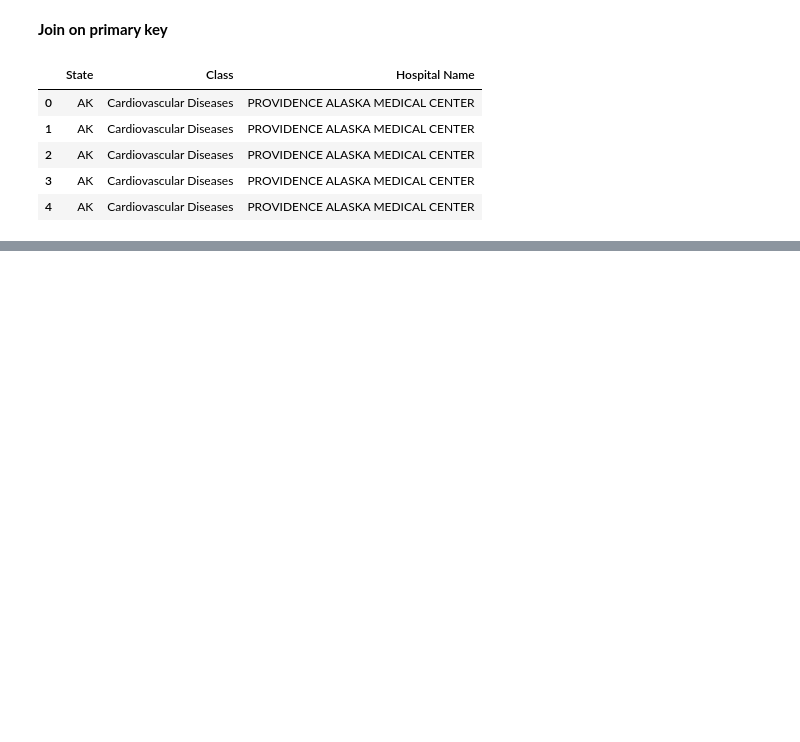
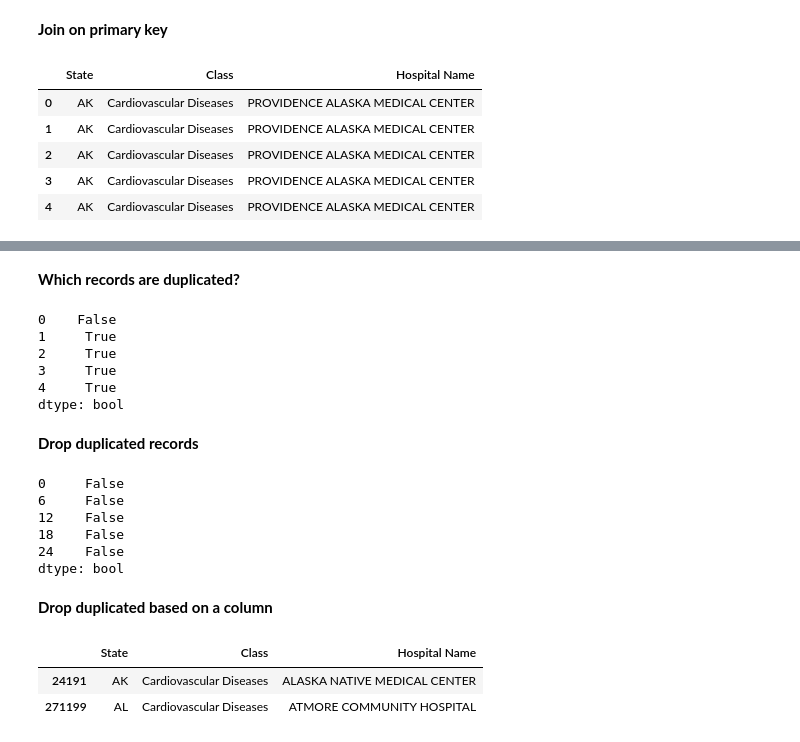
Before and after one commit to 4ram2varma5/SAS_to_Python, a Jupyter notebook: 2_filter_sort_merge_create.ipynb, the cells around one changed output, grey strips where cells are left out. Saved outputs shown, nothing was run; the diff lists cells and outputs as text; code cells hidden in the pictures; blank space fills up the shorter version.

```diff
--- a/2_filter_sort_merge_create.ipynb
+++ b/2_filter_sort_merge_create.ipynb
@@ -397,0 +485,31 @@ z.head()
+# %% [markdown]
+**Which records are duplicated?**
+# %%
+z.duplicated().head()
+# %% [output]
+0    False
+1     True
+2     True
+3     True
+4     True
+dtype: bool
+# %% [markdown]
+**Drop duplicated records**
+# %%
+z1 = z.drop_duplicates()
+z1.duplicated().head()
+# %% [output]
+0     False
+6     False
+12    False
+18    False
+24    False
+dtype: bool
+# %% [markdown]
+**Drop duplicated based on a column**
+# %%
+z.drop_duplicates(['State'], keep='last')
+# %% [output]
+|  | State | Class | Hospital Name |
+| 24191 | AK | Cardiovascular Diseases | ALASKA NATIVE MEDICAL CENTER |
+| 271199 | AL | Cardiovascular Diseases | ATMORE COMMUNITY HOSPITAL |
```
Also changed, not shown: parts of 21 cells of this notebook, 1 other file.
